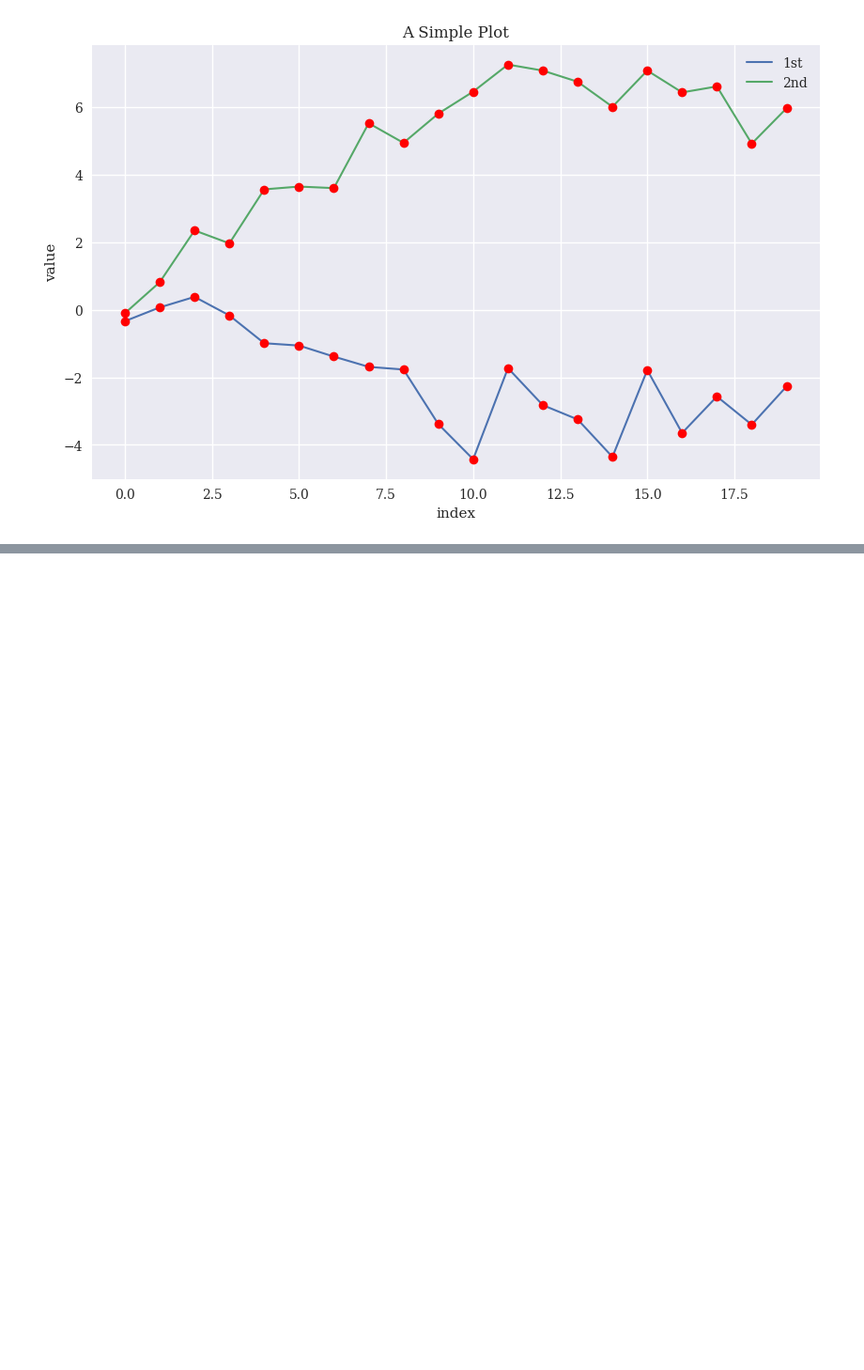
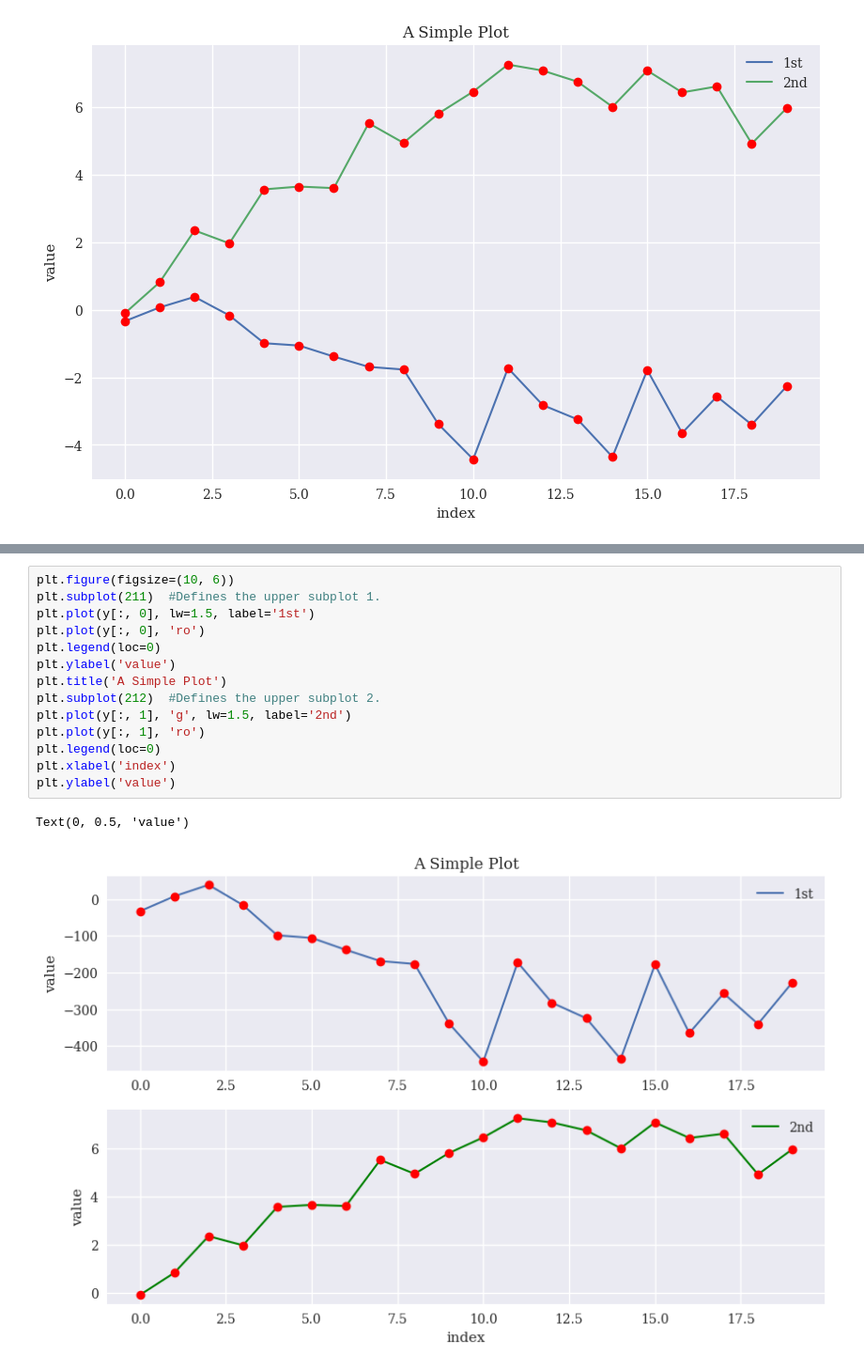
Before and after one commit to Youngsoo1024/Python_Finance, a Jupyter notebook: Chap7/ch7_test.ipynb, the cells around one changed output, grey strips where cells are left out. Shown at 94% size. Drawn from its saved outputs; the diff is of its cells as text; blank space fills up the shorter version.

```diff
--- a/Chap7/ch7_test.ipynb
+++ b/Chap7/ch7_test.ipynb
@@ -88,0 +117,17 @@ Text(0.5, 1.0, 'A Simple Plot')
+# %%
+plt.figure(figsize=(10, 6))
+plt.subplot(211)  #Defines the upper subplot 1.
+plt.plot(y[:, 0], lw=1.5, label='1st')
+plt.plot(y[:, 0], 'ro')
+plt.legend(loc=0)
+plt.ylabel('value')
+plt.title('A Simple Plot')
+plt.subplot(212)  #Defines the upper subplot 2.
+plt.plot(y[:, 1], 'g', lw=1.5, label='2nd')
+plt.plot(y[:, 1], 'ro')
+plt.legend(loc=0)
+plt.xlabel('index')
+plt.ylabel('value')
+# %% [output]
+Text(0, 0.5, 'value')
+[figure, added]
```
Also changed, not shown: parts of 4 cells of this notebook.
